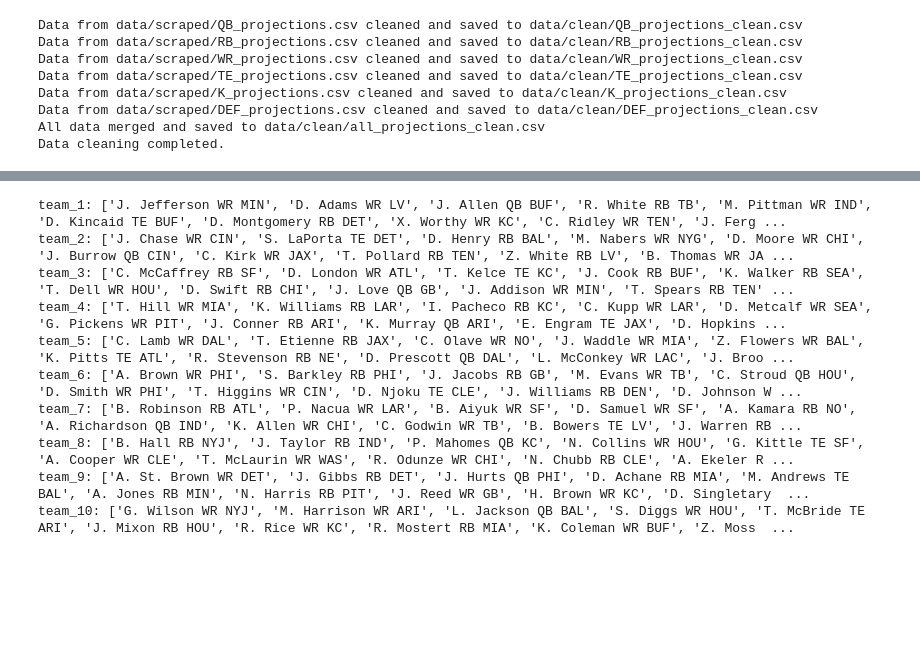
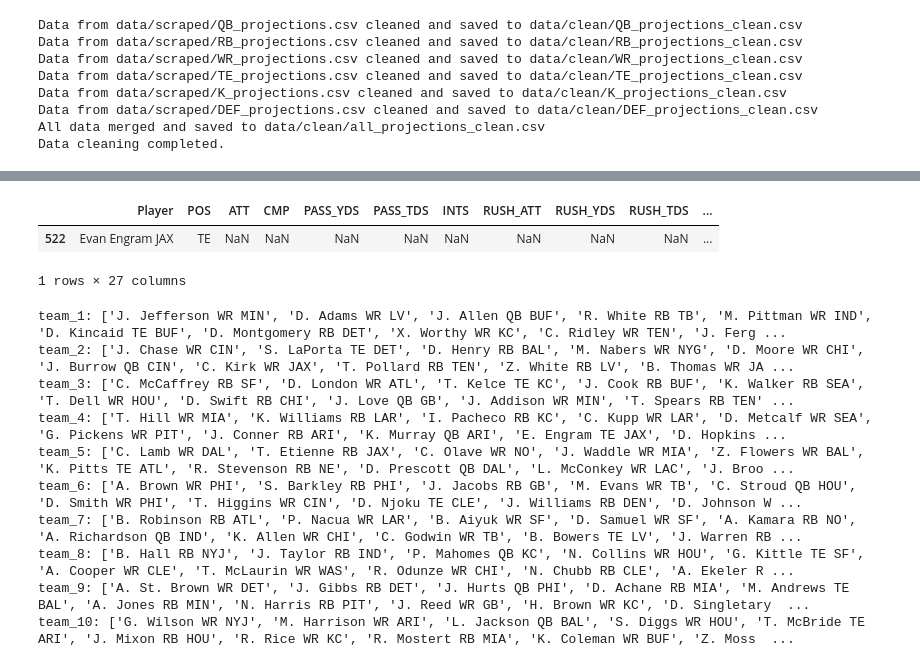
Before and after one commit to jbarns14/fantasy_personal_project, a Jupyter notebook: web_scrape.ipynb, the cells around one changed output, grey strips where cells are left out. Cells and saved outputs as stored; diff of their text form; code cells hidden in the pictures; blank space fills up the shorter version.

```diff
--- a/web_scrape.ipynb
+++ b/web_scrape.ipynb
@@ -252,3 +199,15 @@ df[df["POS"].isin(["RB", "WR", "TE"])][
+# %%
+all_projections_df = pd.read_csv("data/clean/all_projections_clean.csv")
+
+all_projections_df["FPTS/Game"] = round(all_projections_df["FPTS"] / 17, 2)
+
+all_projections_df = all_projections_df.replace("JAC", "JAX", regex=True)
+
+all_projections_df[all_projections_df["Player"] == "Evan Engram JAX"]
+# %% [output]
+|  | Player | POS | ATT | CMP | PASS_YDS | PASS_TDS | INTS | RUSH_ATT | RUSH_YDS | RUSH_TDS | ... |
+| 522 | Evan Engram JAX | TE | NaN | NaN | NaN | NaN | NaN | NaN | NaN | NaN | ... |
+1 rows × 27 columns
 # %%
 mock_draft_url = {"Mock draft": "https://sleeper.com/draft/nfl/1132887124602236928"}
 # %%
```
Also changed, not shown: parts of 10 cells of this notebook.
